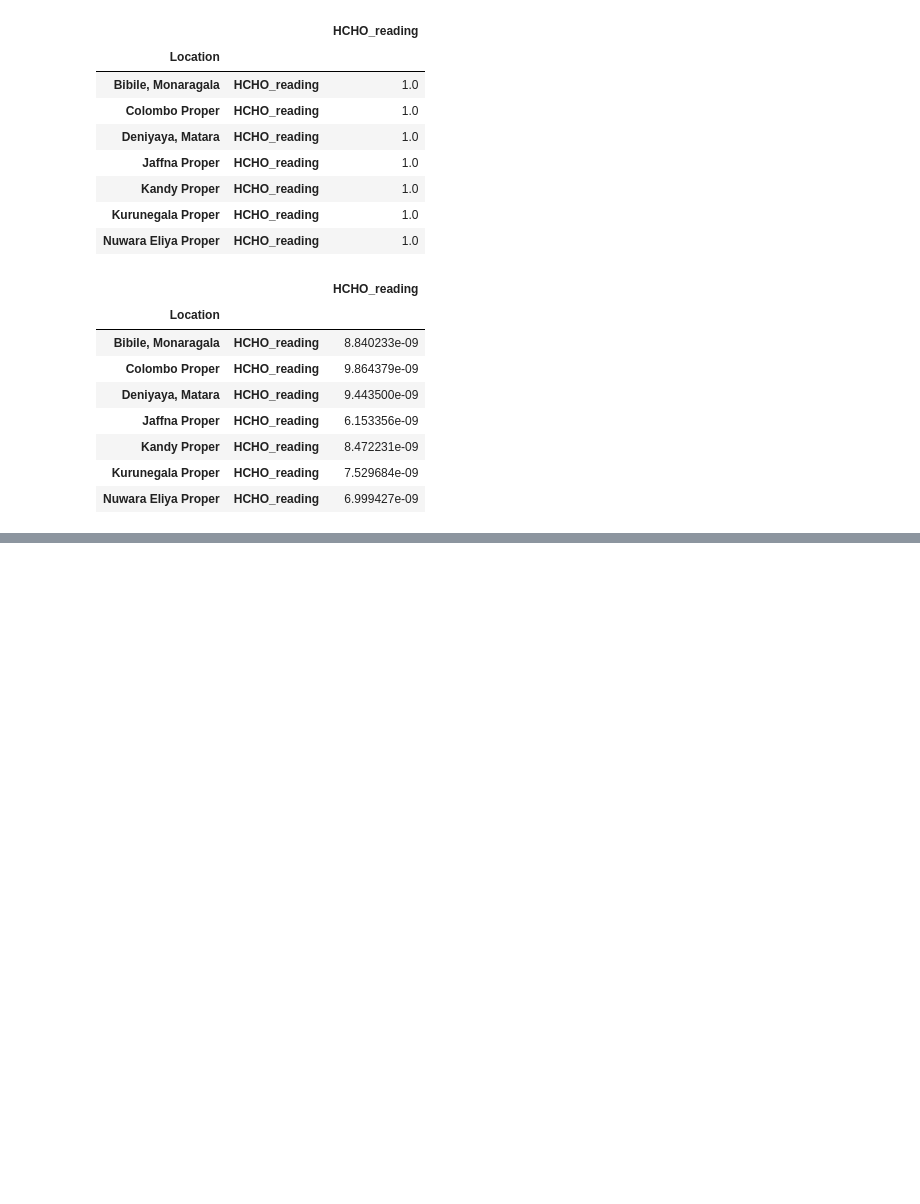
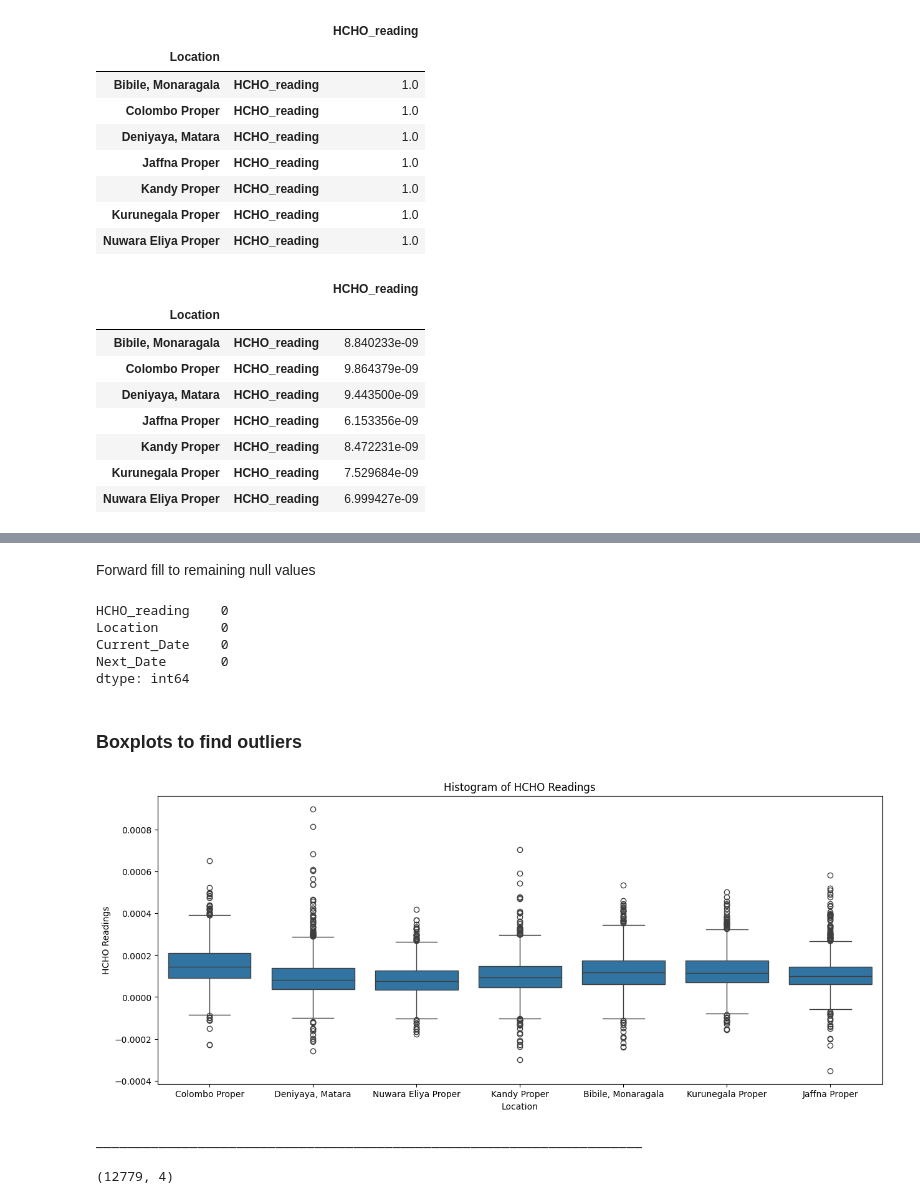
Before and after one commit to Lafri-13/Analysing-Tropospheric-Formaldehyde-HCHO-gas-in-Sri-Lanka, a Jupyter notebook: Analysis_HCHO.ipynb, the cells around one changed output, grey strips where cells are left out. Cells and saved outputs as stored; diff of their text form; code cells hidden in the pictures; blank space fills up the shorter version.

Commit message:
finding the outliers and handled them

```diff
--- a/Analysis_HCHO.ipynb
+++ b/Analysis_HCHO.ipynb
@@ -350,0 +394,10 @@ df_sl_cities_groups['HCHO_reading'].cov()
+# %%
+# Reset Index before handling the null value
+df_sl_cities.reset_index(drop=True, inplace=True)
+
+# useing interpolate
+df_sl_cities['HCHO_reading'] = df_sl_cities_groups['HCHO_reading'].transform(lambda x: x.interpolate(method='linear'))
+
+print('____________________________________________________________')
+
+df_sl_cities.isnull().sum()
@@ -350,0 +411,24 @@ df_sl_cities_groups['HCHO_reading'].cov()
+# %% [markdown]
+Forward fill to remaining null values
+# %%
+df_sl_cities['HCHO_reading'] = df_sl_cities['HCHO_reading'].fillna(method='ffill')
+df_sl_cities.isnull().sum()
+# %% [output]
+HCHO_reading    0
+Location        0
+Current_Date    0
+Next_Date       0
+dtype: int64
+# %% [markdown]
+### Boxplots to find outliers
+# %%
+# Boxplots for HCHO Readings
+
+plt.figure(figsize=(15,6))
+sns.boxplot(x='Location', y='HCHO_reading', data = df_sl_cities)
+plt.title('Histogram of HCHO Readings')
+plt.ylabel('HCHO Readings')
+plt.xlabel('Location')
+plt.show()
+# %% [output]
+[figure, added]
@@ -350,0 +437,12 @@ df_sl_cities_groups['HCHO_reading'].cov()
+# %%
+Q1 = df_sl_cities_group1['HCHO_reading'].quantile(0.25)
+Q3 = df_sl_cities_group1['HCHO_reading'].quantile(0.75)
+IQR = Q3 - Q1
+lower_bound = Q1 - 1.5 * IQR
+upper_bound = Q3 + 1.5 * IQR
+df_sl_cities['HCHO_reading'] = df_sl_cities_group1['HCHO_reading'].transform(lambda x: x.clip(lower=lower_bound[x.name], upper=upper_bound[x.name]))
+print("______________________________________________________________________")
+df_sl_cities.shape
+# %% [output]
+______________________________________________________________________
+(12779, 4)
```
Also changed, not shown: parts of 10 cells of this notebook.
